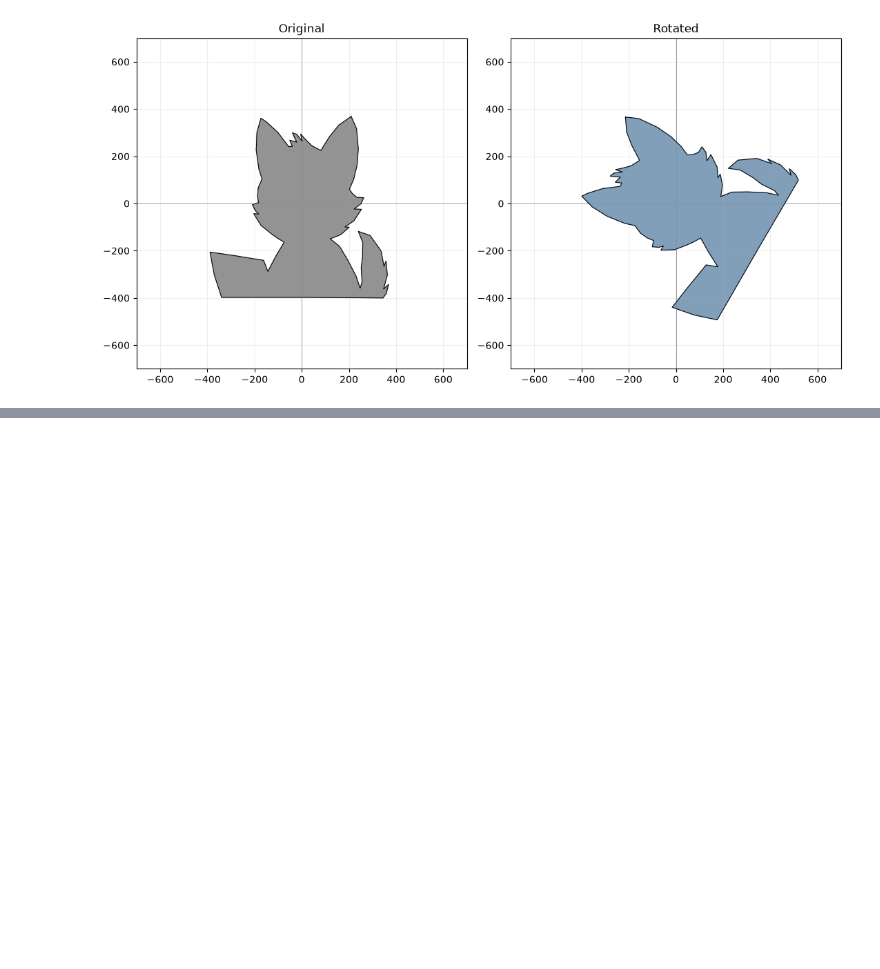
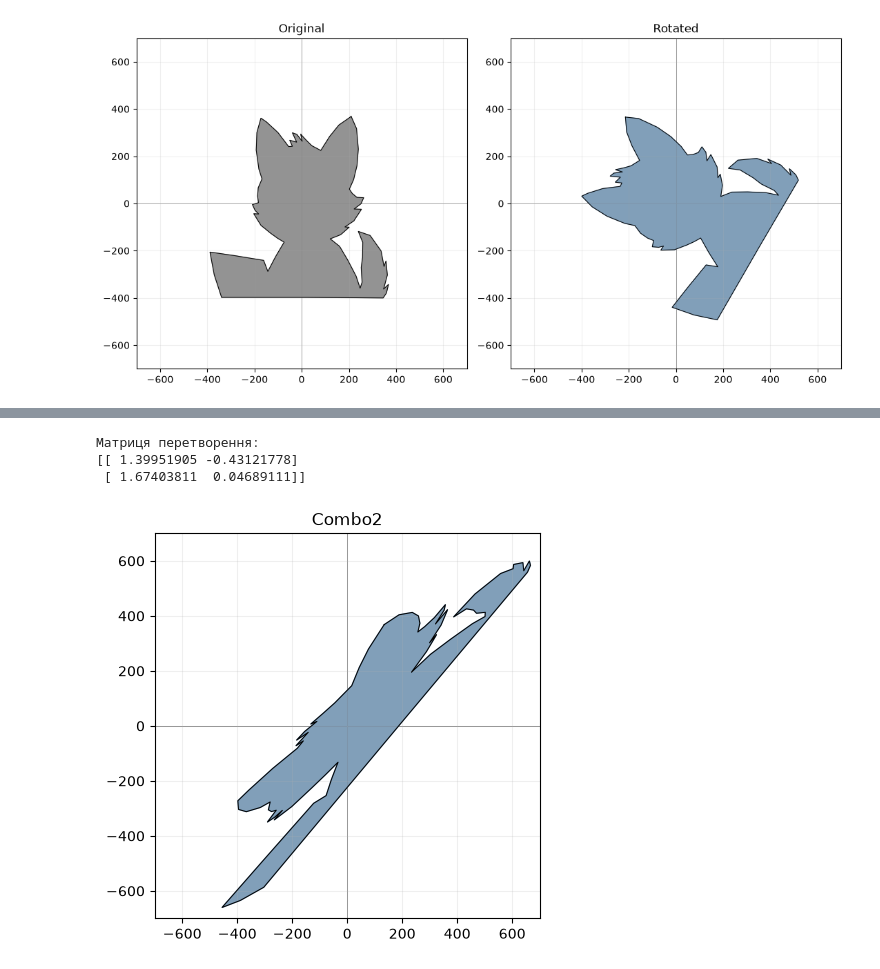
Before and after one commit to CPTshkarpetka/ALA_Lab1, a Jupyter notebook: lab1.ipynb, the cells around one changed output, grey strips where cells are left out. Saved outputs shown, nothing was run; the diff lists cells and outputs as text; code cells hidden in the pictures; blank space fills up the shorter version.

```diff
--- a/lab1.ipynb
+++ b/lab1.ipynb
@@ -134,0 +155,9 @@ Rotated
+# %%
+plot_shape(L_combo2[0], "Combo2", lim = 700)
+print(f"Матриця перетворення:\n{Combo2_matrix}")
+plt.show()
+# %% [output]
+Матриця перетворення:
+[[ 1.39951905 -0.43121778]
+ [ 1.67403811  0.04689111]]
+[figure, added]
```
Also changed, not shown: parts of 9 cells of this notebook.
